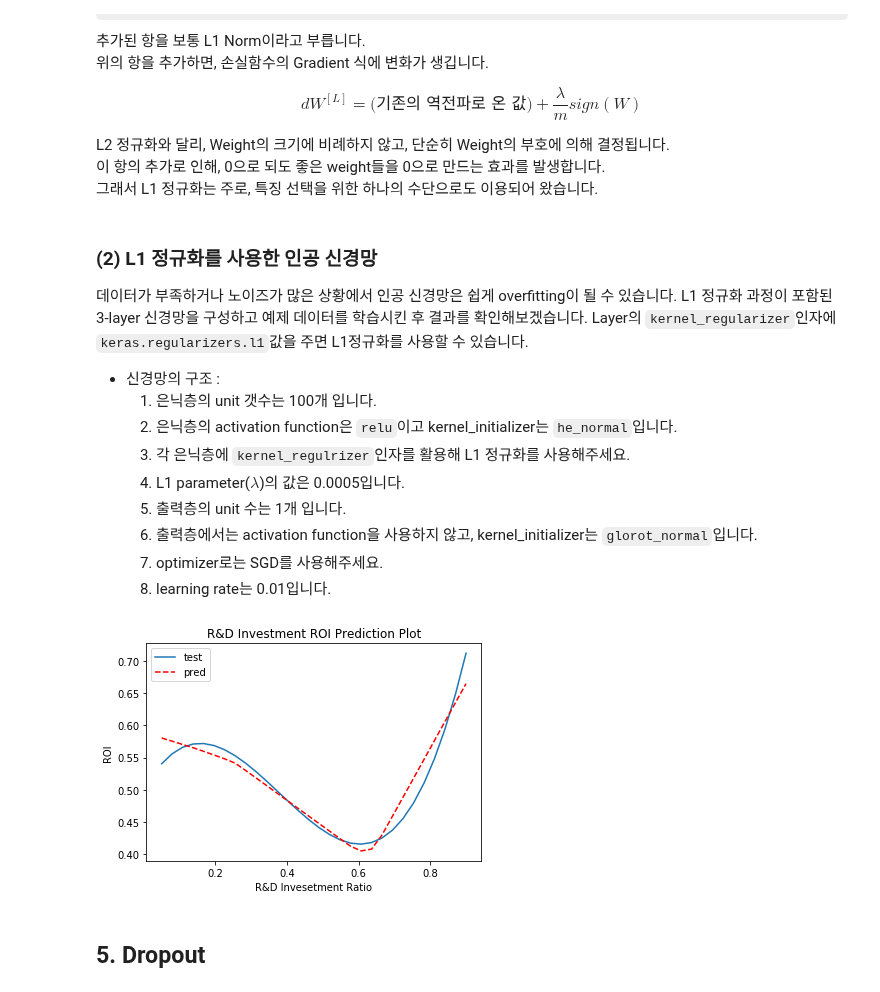
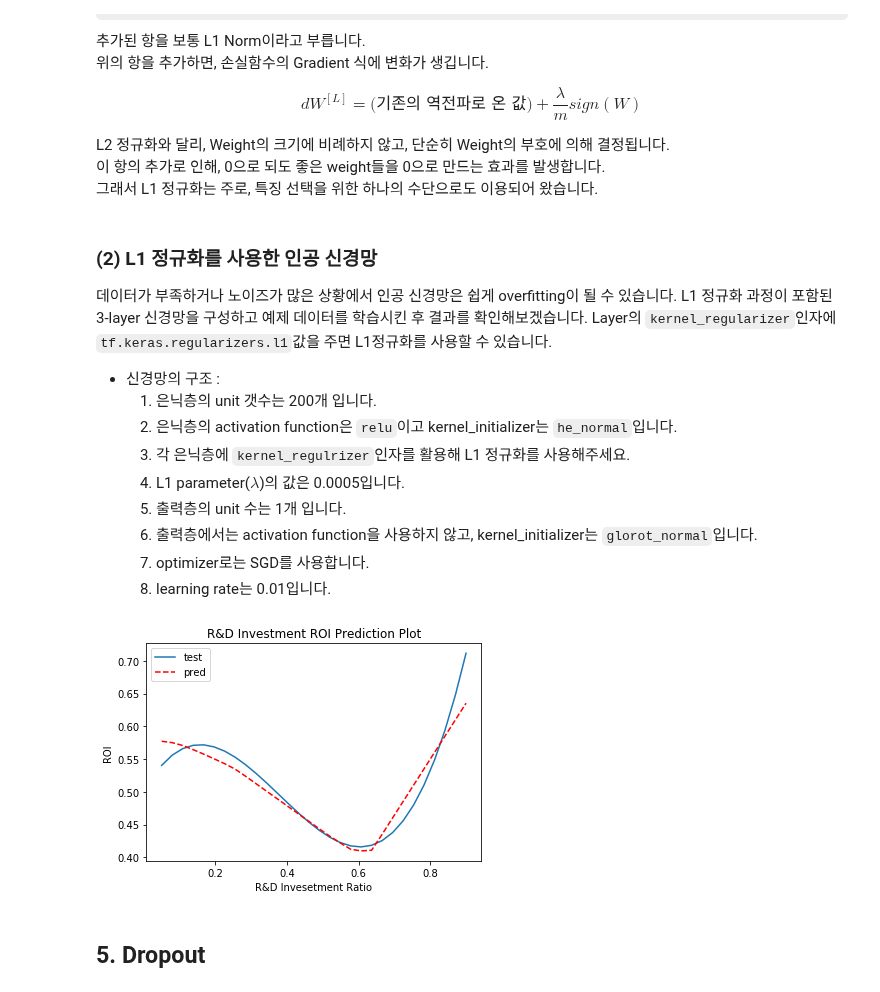
Before and after one commit to kEEPpp/Multicampus_Vision_Lecture_deploy, a Jupyter notebook: lecture-codes/Week1/DNN_Appendix/Appendix3_Regularization.ipynb, the cells around one changed output. Cells and saved outputs as stored; diff of their text form; code cells hidden in the pictures; some formulas as TeX source.

```diff
--- a/lecture-codes/Week1/DNN_Appendix/Appendix3_Regularization.ipynb
+++ b/lecture-codes/Week1/DNN_Appendix/Appendix3_Regularization.ipynb
@@ -156,22 +154,22 @@ L2 정규화를 취해주게 되면 언제나 Weight값이 좀 더 줄어드는
     8. learning rate는 0.01입니다.
 # %%
-num_hidden1 = 100
-num_hidden2 = 100
+num_hidden1 = 200
+num_hidden2 = 200
 
-l2_model = keras.Sequential([
-    keras.layers.Dense(num_hidden1, activation='relu', kernel_initializer='he_normal',
-                       kernel_regularizer=keras.regularizers.l2(0.0005), input_shape=(1,)),
-    keras.layers.Dense(num_hidden2, activation='relu', kernel_initializer='he_normal',
-                       kernel_regularizer=keras.regularizers.l2(0.0005)),
-    keras.layers.Dense(1, kernel_initializer='glorot_normal')
+l2_model = tf.keras.Sequential([
+    tf.keras.layers.Dense(num_hidden1, activation='relu', kernel_initializer='he_normal',
+                       kernel_regularizer=tf.keras.regularizers.l2(0.0005), input_shape=(1,)),
+    tf.keras.layers.Dense(num_hidden2, activation='relu', kernel_initializer='he_normal',
+                       kernel_regularizer=tf.keras.regularizers.l2(0.0005)),
+    tf.keras.layers.Dense(1, kernel_initializer='glorot_normal')
 ])
 
 l2_model.compile(optimizer = tf.keras.optimizers.SGD(0.01),
                  loss='mean_squared_error',
                  metrics=['accuracy'])
 
-l2_model.fit(train_invests, train_growths, epochs=20000, verbose=0)
+l2_model.fit(train_invests, train_growths, epochs=15000, verbose=0)
 
-answer2 = l2_model.predict(test_invests)
+l2_test_results = l2_model.predict(test_invests)
 # %%
 plt.plot(test_invests, test_growths,label='test')
@@ -208,46 +206,46 @@ L2 정규화와 달리, Weight의 크기에 비례하지 않고, 단순히 Weigh
 # %% [markdown]
 ### (2) L1 정규화를 사용한 인공 신경망
 
-데이터가 부족하거나 노이즈가 많은 상황에서 인공 신경망은 쉽게 overfitting이 될 수 있습니다. L1 정규화 과정이 포함된 3-layer 신경망을 구성하고 예제 데이터를 학습시킨 후 결과를 확인해보겠습니다. Layer의 `kernel_regularizer`인자에 `keras.regularizers.l1`값을 주면 L1정규화를 사용할 수 있습니다.
+데이터가 부족하거나 노이즈가 많은 상황에서 인공 신경망은 쉽게 overfitting이 될 수 있습니다. L1 정규화 과정이 포함된 3-layer 신경망을 구성하고 예제 데이터를 학습시킨 후 결과를 확인해보겠습니다. Layer의 `kernel_regularizer`인자에 `tf.keras.regularizers.l1`값을 주면 L1정규화를 사용할 수 있습니다.
 
 * 신경망의 구조 :
-    1. 은닉층의 unit 갯수는 100개 입니다.
+    1. 은닉층의 unit 갯수는 200개 입니다.
     2. 은닉층의 activation function은 `relu`이고 kernel_initializer는 `he_normal`입니다.
     3. 각 은닉층에 `kernel_regulrizer`인자를 활용해 L1 정규화를 사용해주세요.
     4. L1 parameter($\lambda$)의 값은 0.0005입니다.
     5. 출력층의 unit 수는 1개 입니다.
     6. 출력층에서는 activation function을 사용하지 않고, kernel_initializer는 `glorot_normal`입니다.
-    7. optimizer로는 SGD를 사용해주세요.
+    7. optimizer로는 SGD를 사용합니다.
     8. learning rate는 0.01입니다.
 # %%
-num_hidden1 = 100
-num_hidden2 = 100
+num_hidden1 = 200
+num_hidden2 = 200
 
-l1_model = keras.Sequential([
-    keras.layers.Dense(num_hidden1, activation='relu', kernel_initializer='he_normal',
-                       kernel_regularizer=keras.regularizers.l1(0.0005), input_shape=(1,)),
-    keras.layers.Dense(num_hidden2, activation='relu', kernel_initializer='he_normal',
-                       kernel_regularizer=keras.regularizers.l1(0.0005)),
-    keras.layers.Dense(1, kernel_initializer='glorot_normal')
+l1_model = tf.keras.Sequential([
+    tf.keras.layers.Dense(num_hidden1, activation='relu', kernel_initializer='he_normal',
+                       kernel_regularizer=tf.keras.regularizers.l1(0.0005), input_shape=(1,)),
+    tf.keras.layers.Dense(num_hidden2, activation='relu', kernel_initializer='he_normal',
+                       kernel_regularizer=tf.keras.regularizers.l1(0.0005)),
+    tf.keras.layers.Dense(1, kernel_initializer='glorot_normal')
 ])
 
 l1_model.compile(optimizer = tf.keras.optimizers.SGD(0.01),
                  loss='mean_squared_error',
                  metrics=['accuracy'])
 
-l1_model.fit(train_invests, train_growths, epochs=20000, verbose=0)
+l1_model.fit(train_invests, train_growths, epochs=15000, verbose=0)
 
-answer3 = l1_model.predict(test_invests)
+l1_test_results = l1_model.predict(test_invests)
 # %%
 plt.plot(test_invests, test_growths,label='test')
-plt.plot(test_invests, answer3,'r--',label='pred')
+plt.plot(test_invests, l1_test_results,'r--',label='pred')
 plt.title("R&D Investment ROI Prediction Plot")
 plt.xlabel("R&D Invesetment Ratio")
 plt.ylabel("ROI")
 plt.legend()
 plt.show()
 # %% [output]
-[figure, old version]
+[figure, new version]
 # %% [markdown]
 ## 5. Dropout
 # %% [markdown]
```
Also changed, not shown: parts of 12 cells of this notebook, 2 other files.
